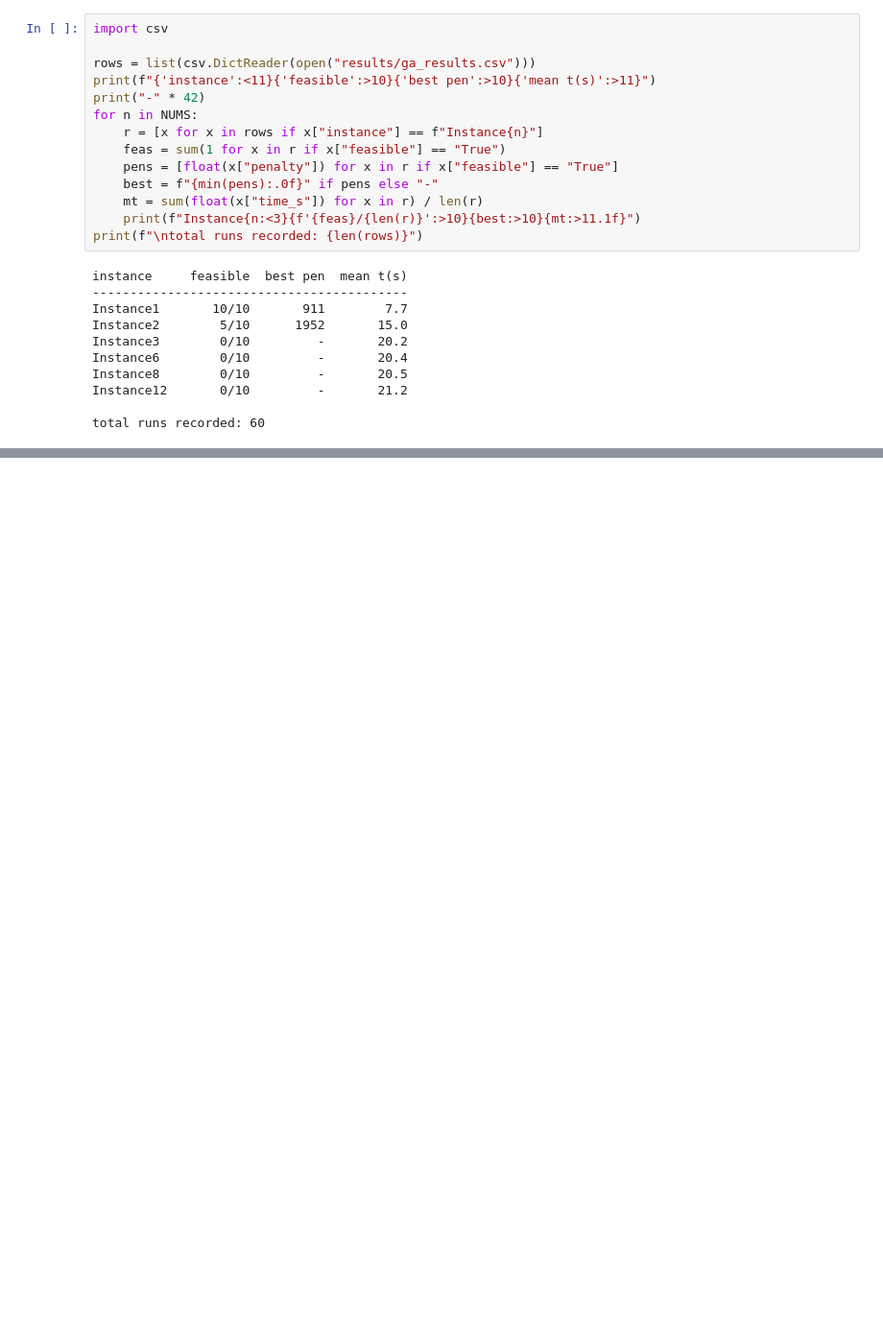
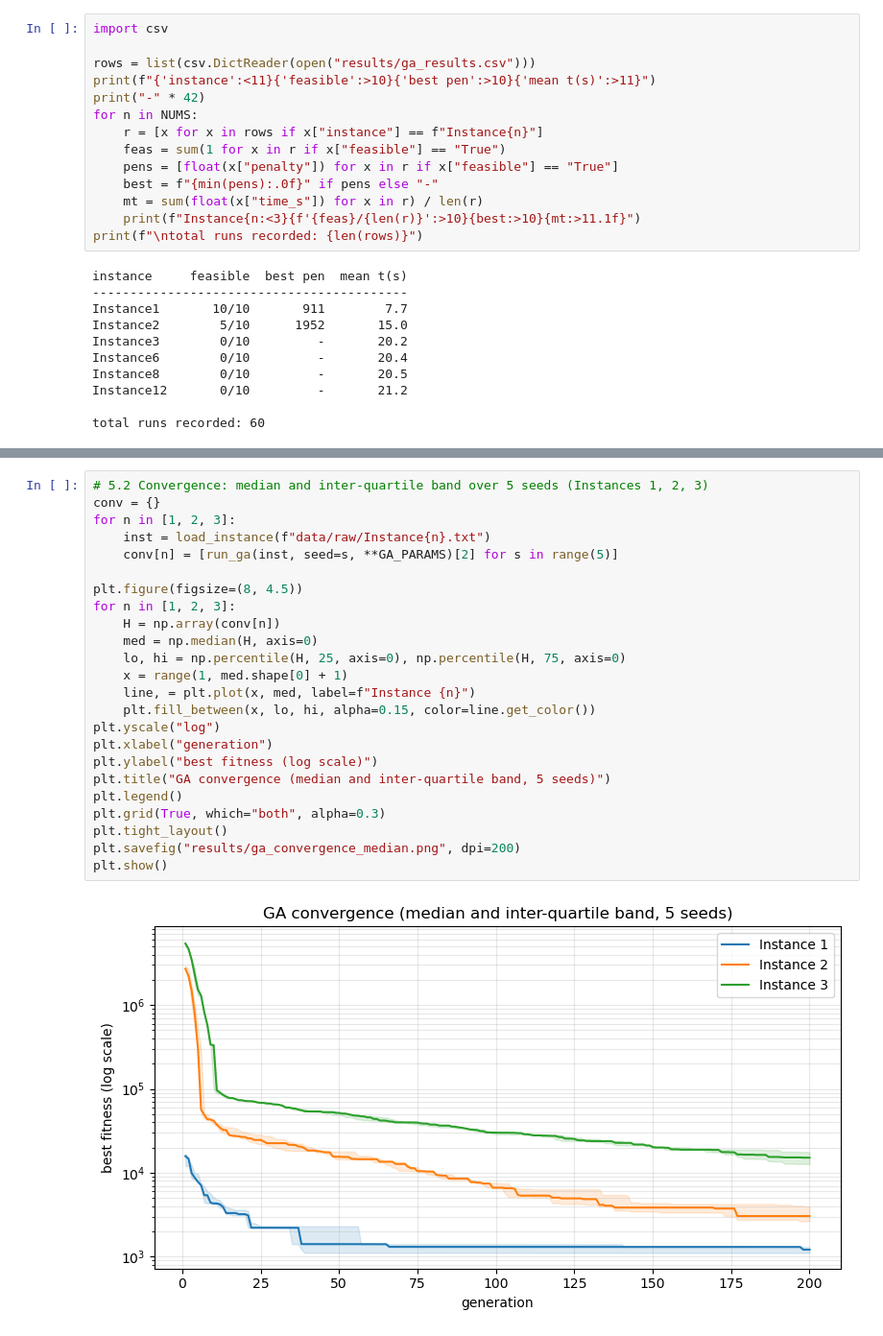
Before and after one commit to DhammikaKekulawala/IT5082_Optimization_Methods_Programming__Assignment, a Jupyter notebook: 02_ga.ipynb, the cells around one changed output, grey strips where cells are left out. Shown at 96% size. Saved outputs shown, nothing was run; the diff lists cells and outputs as text; blank space fills up the shorter version.

```diff
--- a/02_ga.ipynb
+++ b/02_ga.ipynb
@@ -551,0 +593,26 @@ total runs recorded: 60
+# %%
+# 5.2 Convergence: median and inter-quartile band over 5 seeds (Instances 1, 2, 3)
+conv = {}
+for n in [1, 2, 3]:
+    inst = load_instance(f"data/raw/Instance{n}.txt")
+    conv[n] = [run_ga(inst, seed=s, **GA_PARAMS)[2] for s in range(5)]
+
+plt.figure(figsize=(8, 4.5))
+for n in [1, 2, 3]:
+    H = np.array(conv[n])
+    med = np.median(H, axis=0)
+    lo, hi = np.percentile(H, 25, axis=0), np.percentile(H, 75, axis=0)
+    x = range(1, med.shape[0] + 1)
+    line, = plt.plot(x, med, label=f"Instance {n}")
+    plt.fill_between(x, lo, hi, alpha=0.15, color=line.get_color())
+plt.yscale("log")
+plt.xlabel("generation")
+plt.ylabel("best fitness (log scale)")
+plt.title("GA convergence (median and inter-quartile band, 5 seeds)")
+plt.legend()
+plt.grid(True, which="both", alpha=0.3)
+plt.tight_layout()
+plt.savefig("results/ga_convergence_median.png", dpi=200)
+plt.show()
+# %% [output]
+[figure, added]
```
Also changed, not shown: parts of 7 cells of this notebook, 4 other files.
